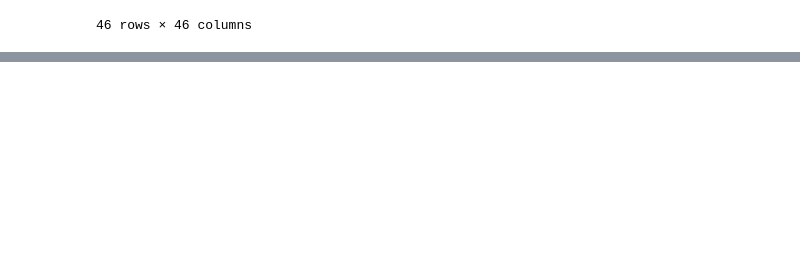
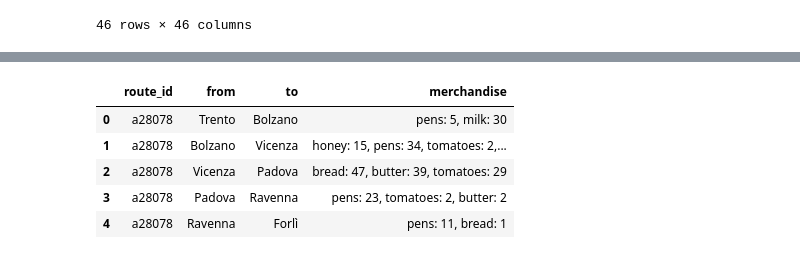
Before and after one commit to adnanit035/identifying-compensation-for-vaguely-followed-trips, a Jupyter notebook: experiments.ipynb, the cells around one changed output, grey strips where cells are left out. Saved outputs shown, nothing was run; the diff lists cells and outputs as text; code cells hidden in the pictures; blank space fills up the shorter version.

```diff
--- a/experiments.ipynb
+++ b/experiments.ipynb
@@ -479,0 +531,9 @@ distance_matrix
+# %%
+actual_routes_df.head()
+# %% [output]
+|  | route_id | from | to | merchandise |
+| 0 | a28078 | Trento | Bolzano | pens: 5, milk: 30 |
+| 1 | a28078 | Bolzano | Vicenza | honey: 15, pens: 34, tomatoes: 2,... |
+| 2 | a28078 | Vicenza | Padova | bread: 47, butter: 39, tomatoes: 29 |
+| 3 | a28078 | Padova | Ravenna | pens: 23, tomatoes: 2, butter: 2 |
+| 4 | a28078 | Ravenna | Forlì | pens: 11, bread: 1 |
```
Also changed, not shown: parts of 14 cells of this notebook, 7 other files.
